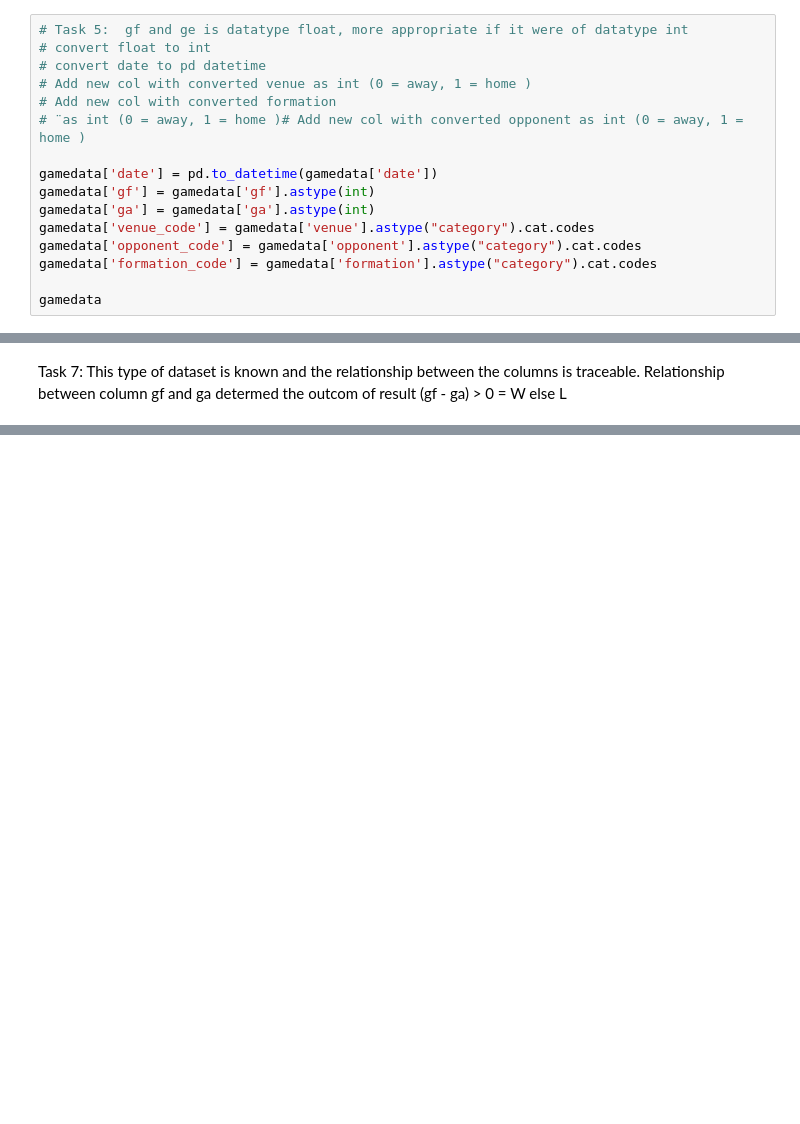
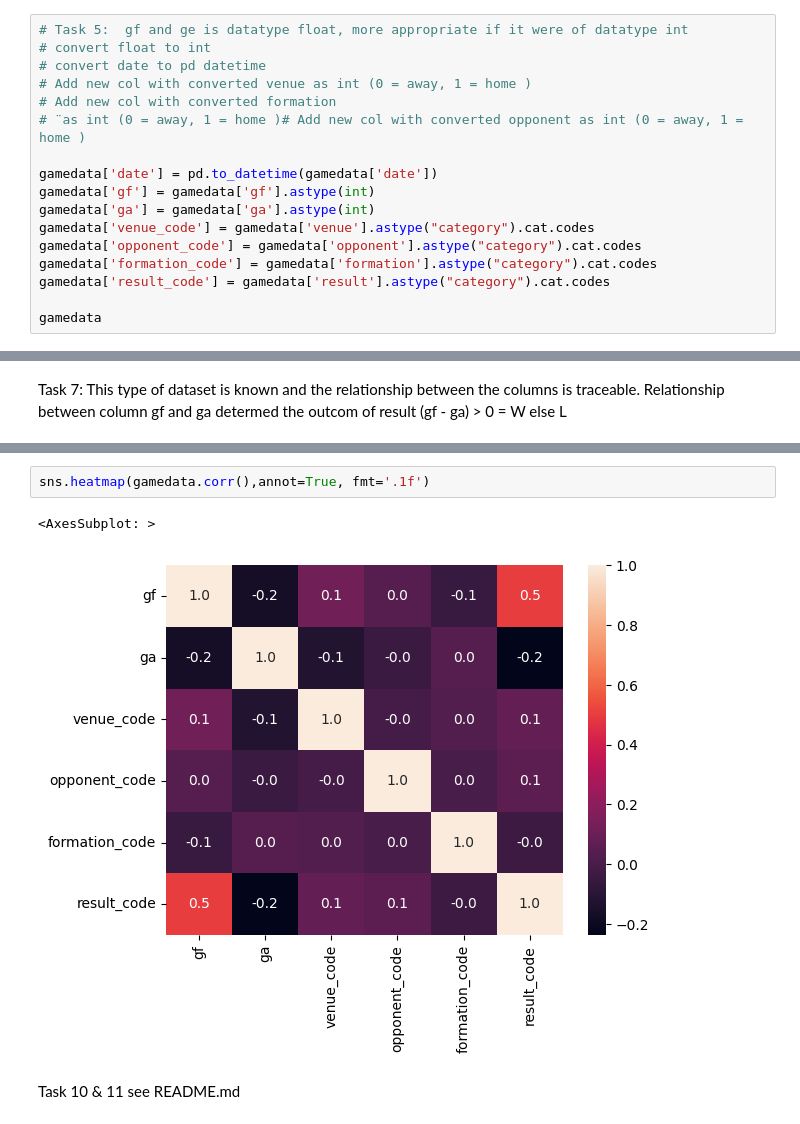
Before and after one commit to niot29/pyai, a Jupyter notebook: epl_game.ipynb, the cells around one changed output, grey strips where cells are left out. Drawn from its saved outputs; the diff is of its cells as text; blank space fills up the shorter version.

```diff
--- a/epl_game.ipynb
+++ b/epl_game.ipynb
@@ -63,5 +103,6 @@ gamedata['ga'] = gamedata['ga'].astype(int)
 gamedata['venue_code'] = gamedata['venue'].astype("category").cat.codes
 gamedata['opponent_code'] = gamedata['opponent'].astype("category").cat.codes
 gamedata['formation_code'] = gamedata['formation'].astype("category").cat.codes
+gamedata['result_code'] = gamedata['result'].astype("category").cat.codes
 
 gamedata
@@ -84,0 +264,7 @@ Task 8:
+# %%
+sns.heatmap(gamedata.corr(),annot=True, fmt='.1f')
+# %% [output]
+<AxesSubplot: >
+[figure, added]
+# %% [markdown]
+Task 10 & 11 see README.md
```
Also changed, not shown: parts of 16 cells of this notebook, 6 other files.
